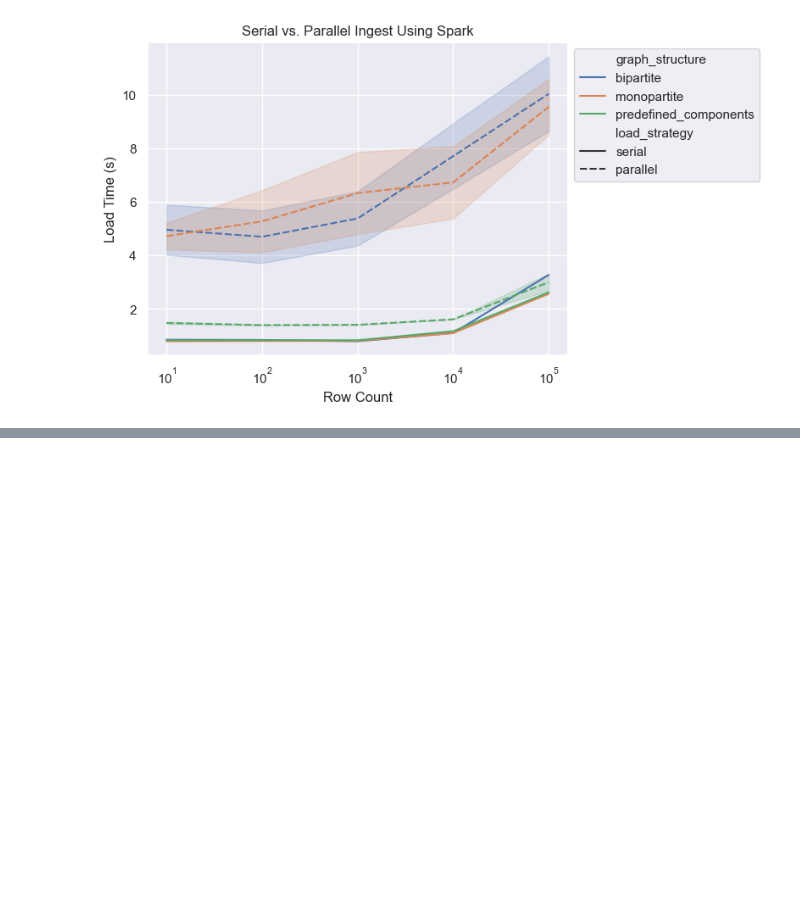
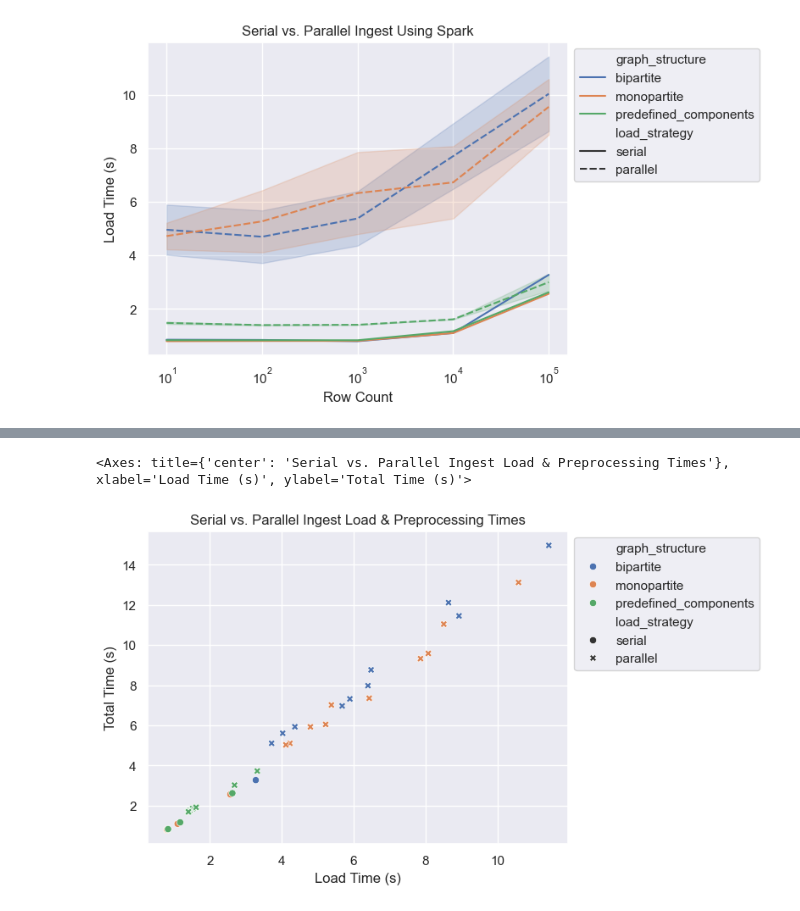
Before and after one commit to neo4j-field/neo4j-parallel-spark-loader, a Jupyter notebook: benchmarking/analyze_results.ipynb, the cells around one changed output, grey strips where cells are left out. Cells and saved outputs as stored; diff of their text form; code cells hidden in the pictures; blank space fills up the shorter version.

```diff
--- a/benchmarking/analyze_results.ipynb
+++ b/benchmarking/analyze_results.ipynb
@@ -36,0 +55,5 @@ line chart with load time and total time comparison
+# %%
+create_preprocess_v_load_time_chart(data)
+# %% [output]
+<Axes: title={'center': 'Serial vs. Parallel Ingest Load & Preprocessing Times'}, xlabel='Load Time (s)', ylabel='Total Time (s)'>
+[figure, added]
```
Also changed, not shown: parts of 6 cells of this notebook, 7 other files.
